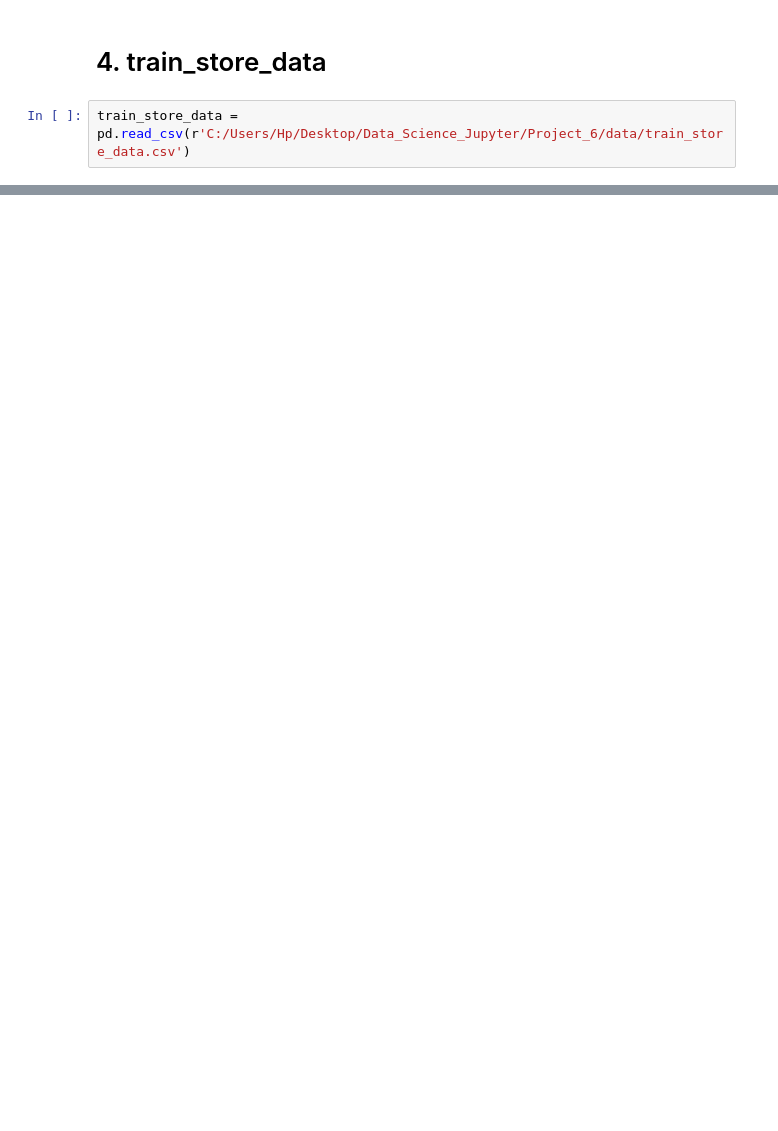
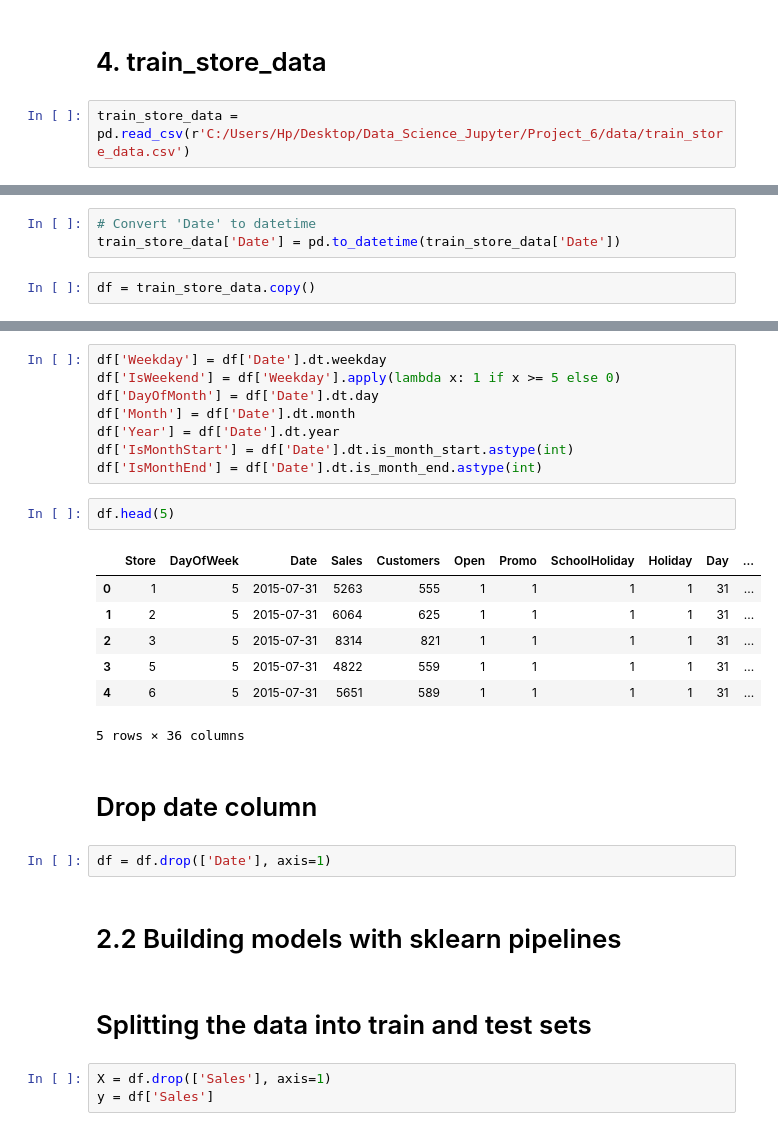
Before and after one commit to MohdJubairKhan/Project_6, a Jupyter notebook: Notebook/Task 2 - Prediction of store sales.ipynb, the cells around one changed output, grey strips where cells are left out. Saved outputs shown, nothing was run; the diff lists cells and outputs as text; blank space fills up the shorter version.

```diff
--- a/Notebook/Task 2 - Prediction of store sales.ipynb
+++ b/Notebook/Task 2 - Prediction of store sales.ipynb
@@ -128,0 +145,5 @@ Index(['Store', 'DayOfWeek', 'Sales', 'Customers', 'Open', 'Promo',
+# %%
+# Convert 'Date' to datetime
+train_store_data['Date'] = pd.to_datetime(train_store_data['Date'])
+# %%
+df = train_store_data.copy()
@@ -128,0 +152,29 @@ Index(['Store', 'DayOfWeek', 'Sales', 'Customers', 'Open', 'Promo',
+# %%
+df['Weekday'] = df['Date'].dt.weekday
+df['IsWeekend'] = df['Weekday'].apply(lambda x: 1 if x >= 5 else 0)
+df['DayOfMonth'] = df['Date'].dt.day
+df['Month'] = df['Date'].dt.month
+df['Year'] = df['Date'].dt.year
+df['IsMonthStart'] = df['Date'].dt.is_month_start.astype(int)
+df['IsMonthEnd'] = df['Date'].dt.is_month_end.astype(int)
+# %%
+df.head(5)
+# %% [output]
+|  | Store | DayOfWeek | Date | Sales | Customers | Open | Promo | SchoolHoliday | Holiday | Day | ... |
+| 0 | 1 | 5 | 2015-07-31 | 5263 | 555 | 1 | 1 | 1 | 1 | 31 | ... |
+| 1 | 2 | 5 | 2015-07-31 | 6064 | 625 | 1 | 1 | 1 | 1 | 31 | ... |
+| 2 | 3 | 5 | 2015-07-31 | 8314 | 821 | 1 | 1 | 1 | 1 | 31 | ... |
+| 3 | 5 | 5 | 2015-07-31 | 4822 | 559 | 1 | 1 | 1 | 1 | 31 | ... |
+| 4 | 6 | 5 | 2015-07-31 | 5651 | 589 | 1 | 1 | 1 | 1 | 31 | ... |
+5 rows × 36 columns
+# %% [markdown]
+# Drop date column
+# %%
+df = df.drop(['Date'], axis=1)
+# %% [markdown]
+# 2.2 Building models with sklearn pipelines
+# %% [markdown]
+# Splitting the data into train and test sets
+# %%
+X = df.drop(['Sales'], axis=1)
+y = df['Sales']
```
Also changed, not shown: parts of 25 cells of this notebook, 3 other files.
